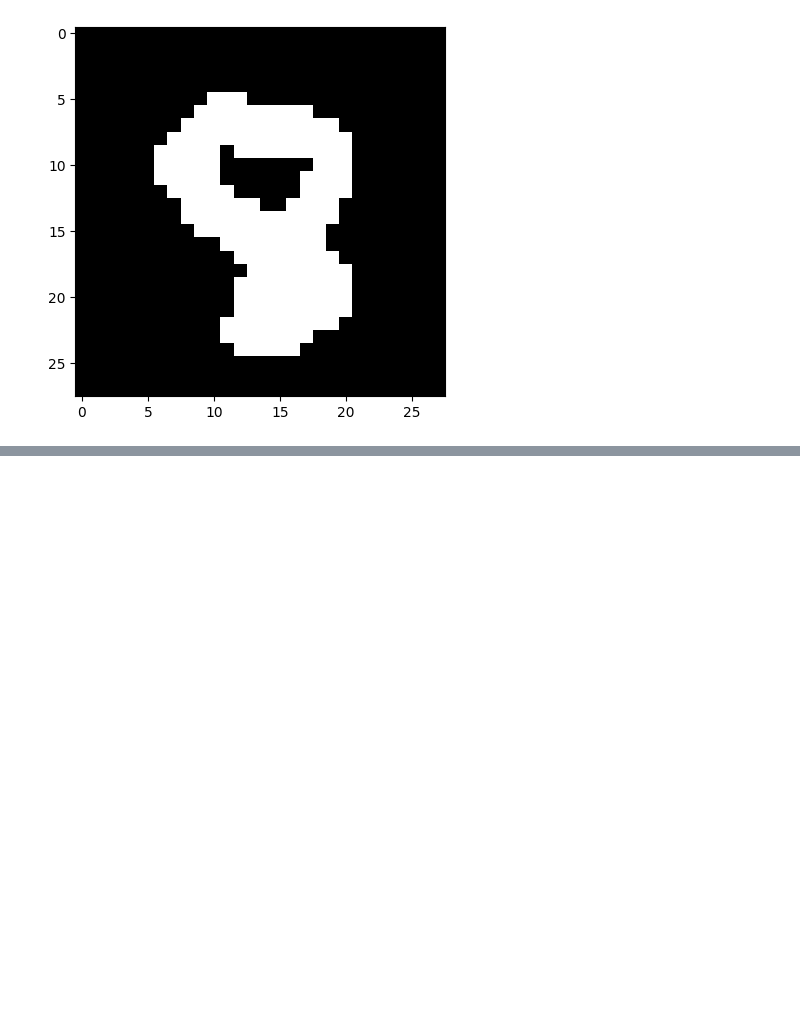
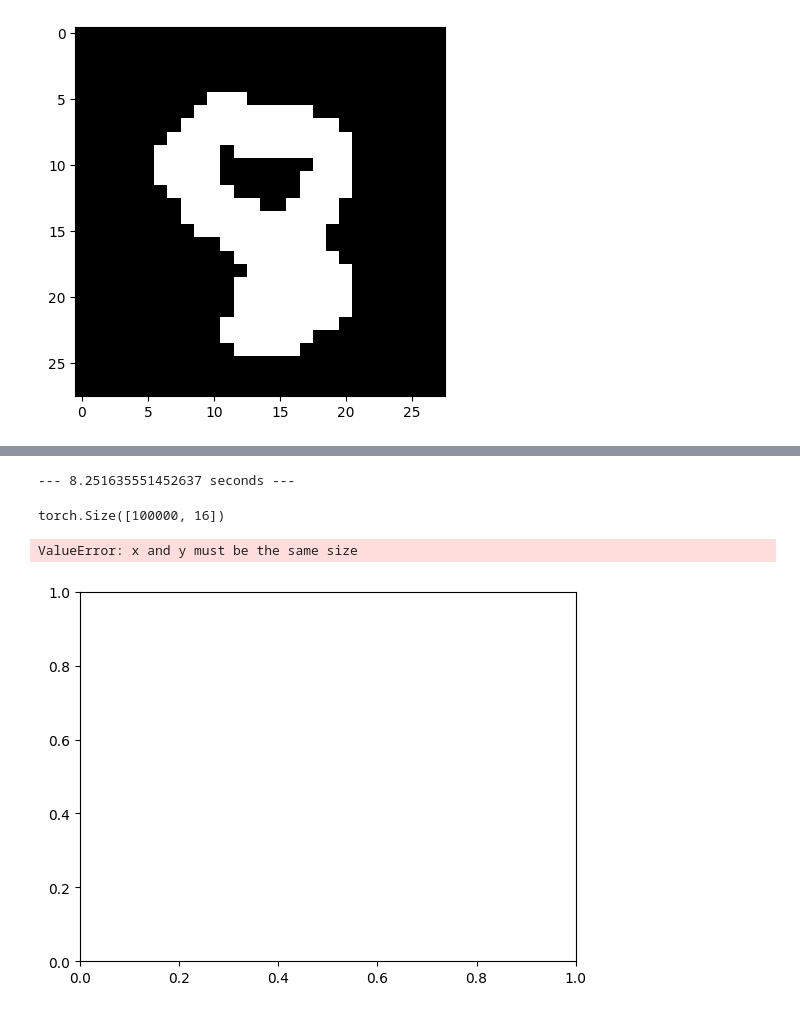
Before and after one commit to agoniko/test-on-mnist, a Jupyter notebook: handWritten.ipynb, the cells around one changed output, grey strips where cells are left out. Drawn from its saved outputs; the diff is of its cells as text; code cells hidden in the pictures; blank space fills up the shorter version.

```diff
--- a/handWritten.ipynb
+++ b/handWritten.ipynb
@@ -315,0 +317,3 @@ print(f"Accuracy: {np.sum(np.array(cosine_labels) == labels) / len(labels)}")
+# %%
+model = MLP().to(device)
+model
@@ -315,0 +332,4 @@ print(f"Accuracy: {np.sum(np.array(cosine_labels) == labels) / len(labels)}")
+# %%
+train_loader = DataLoader(TensorDataset(torch.from_numpy(x), torch.from_numpy(y)), batch_size=32, shuffle=True)
+example = next(iter(train_loader))
+example
@@ -315,0 +347,30 @@ print(f"Accuracy: {np.sum(np.array(cosine_labels) == labels) / len(labels)}")
+# %%
+def train(model, train_loader, epochs = 10):
+    model.train()
+    criterion = nn.MSELoss()
+    optimizer = optim.Adam(model.parameters(), lr=0.001)
+    for _ in tqdm(range(epochs)):
+        for batch_idx, (data, target) in enumerate(train_loader):
+            data, target = data.to(device), target.to(device)
+            optimizer.zero_grad()
+            output = model(data.unsqueeze(1).float())
+            loss = criterion(output, target.unsqueeze(1).float())
+            loss.backward()
+            optimizer.step()
+# %%
+start_time = time.time()
+train(model, train_loader, 10)
+print(f"--- {time.time() - start_time} seconds ---")
+# %% [output]
+--- 8.251635551452637 seconds ---
+# %%
+#evaluate model
+model.eval()
+with torch.no_grad():
+    pred = model(torch.from_numpy(x).unsqueeze(1).float().to(device))
+    print(pred.shape)
+    plt.scatter(x, pred.cpu().numpy(), linewidths=0.01)
+# %% [output]
+torch.Size([100000, 16])
+ValueError: x and y must be the same size
+[figure, added]
```
Also changed, not shown: parts of 14 cells of this notebook.
